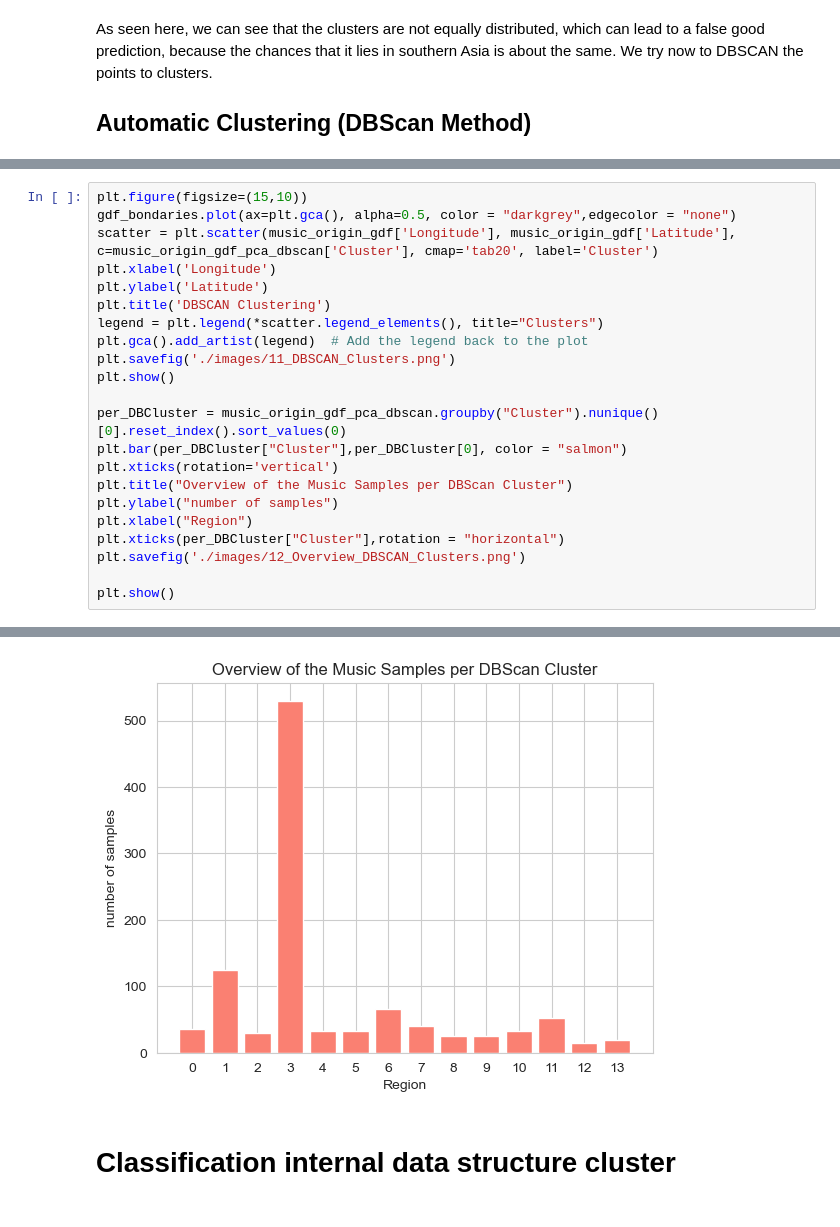
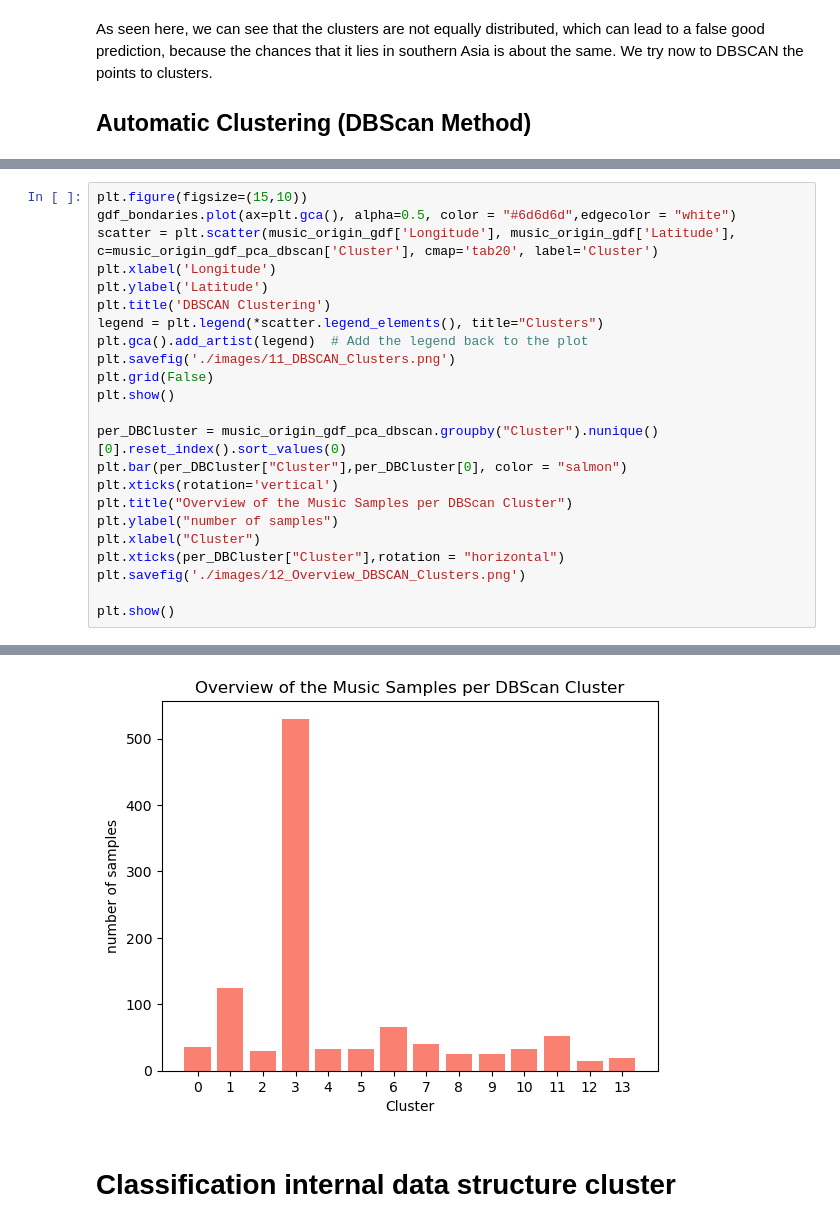
Before and after one commit to widmerc/GEO871, a Jupyter notebook: Project.ipynb, the cells around one changed output, grey strips where cells are left out. Drawn from its saved outputs; the diff is of its cells as text.

```diff
--- a/Project.ipynb
+++ b/Project.ipynb
@@ -266,6 +292,6 @@ music_origin_gdf_pca_dbscan["Cluster"] = dbscan.fit_predict(scaled_data)
 # %%
 plt.figure(figsize=(15,10))
-gdf_bondaries.plot(ax=plt.gca(), alpha=0.5, color = "darkgrey",edgecolor = "none")
+gdf_bondaries.plot(ax=plt.gca(), alpha=0.5, color = "#6d6d6d",edgecolor = "white")
 scatter = plt.scatter(music_origin_gdf['Longitude'], music_origin_gdf['Latitude'], c=music_origin_gdf_pca_dbscan['Cluster'], cmap='tab20', label='Cluster')
 plt.xlabel('Longitude')
 plt.ylabel('Latitude')
@@ -273,6 +299,7 @@ plt.title('DBSCAN Clustering')
 legend = plt.legend(*scatter.legend_elements(), title="Clusters")
 plt.gca().add_artist(legend)  # Add the legend back to the plot
 plt.savefig('./images/11_DBSCAN_Clusters.png')
+plt.grid(False)
 plt.show()
 
 per_DBCluster = music_origin_gdf_pca_dbscan.groupby("Cluster").nunique()[0].reset_index().sort_values(0)
@@ -280,7 +307,7 @@ plt.bar(per_DBCluster["Cluster"],per_DBCluster[0], color = "salmon")
 plt.xticks(rotation='vertical')
 plt.title("Overview of the Music Samples per DBScan Cluster")
 plt.ylabel("number of samples")
-plt.xlabel("Region")
+plt.xlabel("Cluster")
 plt.xticks(per_DBCluster["Cluster"],rotation = "horizontal")
 plt.savefig('./images/12_Overview_DBSCAN_Clusters.png')
 
@@ -290,4 +317,4 @@ plt.show()
-[figure, old version]
+[figure, new version]
 # %% [markdown]
 # Classification internal data structure cluster
 # %%
```
Also changed, not shown: parts of 16 cells of this notebook, 13 other files.
